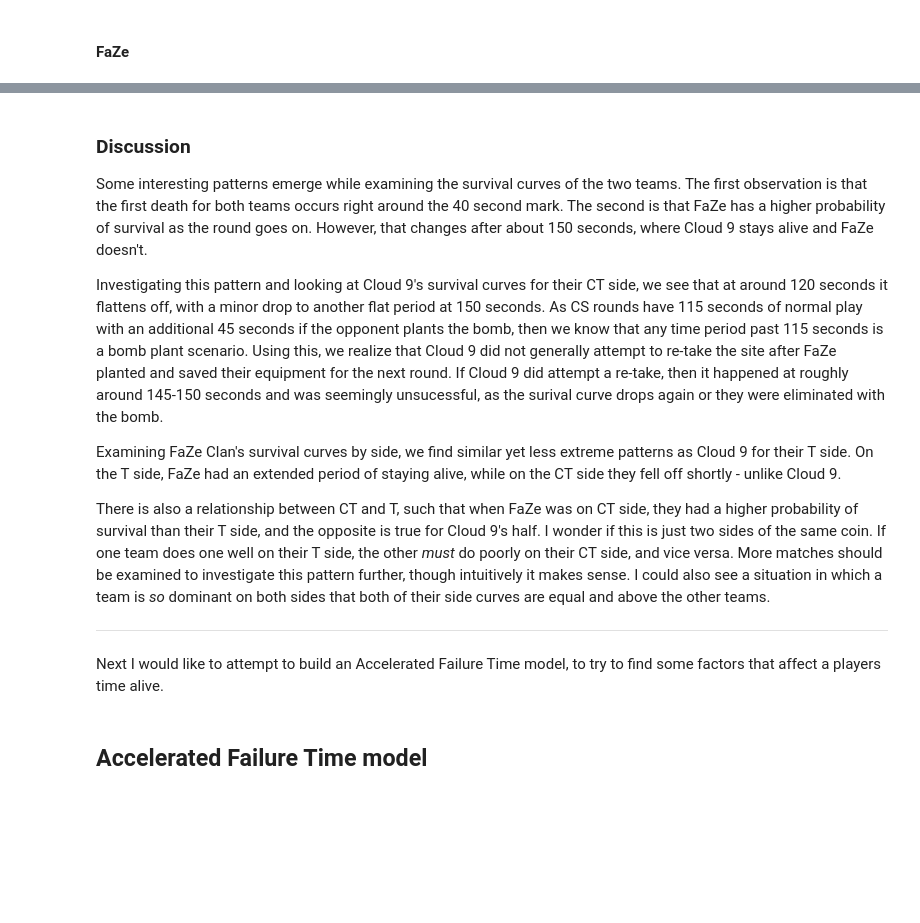
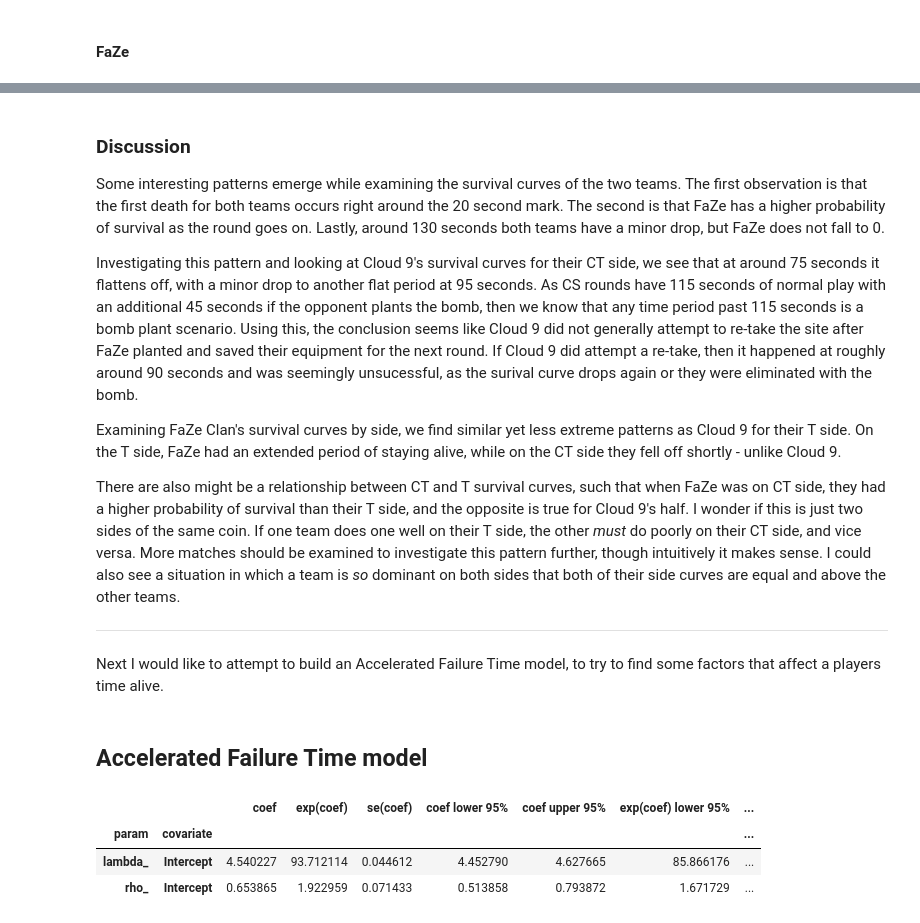
Before and after one commit to dickinsonmatt/counter-strike, a Jupyter notebook: survival_analysis.ipynb, the cells around one changed output, grey strips where cells are left out. Saved outputs shown, nothing was run; the diff lists cells and outputs as text; code cells hidden in the pictures; blank space fills up the shorter version.

```diff
--- a/survival_analysis.ipynb
+++ b/survival_analysis.ipynb
@@ -325,14 +356,16 @@ plt.show()
 # %% [markdown]
 ### Discussion
 
-Some interesting patterns emerge while examining the survival curves of the two teams. The first observation is that the first death for both teams occurs right around the 40 second mark. The second is that FaZe has a higher probability of survival as the round goes on. However, that changes after about 150 seconds, where Cloud 9 stays alive and FaZe doesn't.
+Some interesting patterns emerge while examining the survival curves of the two teams. The first observation is that the first death for both teams occurs right around the 20 second mark. The second is that FaZe has a higher probability of survival as the round goes on. Lastly, around 130 seconds both teams have a minor drop, but FaZe does not fall to 0.
 
-Investigating this pattern and looking at Cloud 9's survival curves for their CT side, we see that at around 120 seconds it flattens off, with a minor drop to another flat period at 150 seconds. As CS rounds have 115 seconds of normal play with an additional 45 seconds if the opponent plants the bomb, then we know that any time period past 115 seconds is a bomb plant scenario. Using this, we realize that Cloud 9 did not generally attempt to re-take the site after FaZe planted and saved their equipment for the next round. If Cloud 9 did attempt a re-take, then it happened at roughly around 145-150 seconds and was seemingly unsucessful, as the surival curve drops again or they were eliminated with the bomb.
+
+Investigating this pattern and looking at Cloud 9's survival curves for their CT side, we see that at around 75 seconds it flattens off, with a minor drop to another flat period at 95 seconds. As CS rounds have 115 seconds of normal play with an additional 45 seconds if the opponent plants the bomb, then we know that any time period past 115 seconds is a bomb plant scenario. Using this, the conclusion seems like Cloud 9 did not generally attempt to re-take the site after FaZe planted and saved their equipment for the next round. If Cloud 9 did attempt a re-take, then it happened at roughly around 90 seconds and was seemingly unsucessful, as the surival curve drops again or they were eliminated with the bomb.
+
 
 Examining FaZe Clan's survival curves by side, we find similar yet less extreme patterns as Cloud 9 for their T side. On the T side, FaZe had an extended period of staying alive, while on the CT side they fell off shortly - unlike Cloud 9.
 
 
-There is also a relationship between CT and T, such that when FaZe was on CT side, they had a higher probability of survival than their T side, and the opposite is true for Cloud 9's half. I wonder if this is just two sides of the same coin. If one team does one well on their T side, the other *must* do poorly on their CT side, and vice versa. More matches should be examined to investigate this pattern further, though intuitively it makes sense. I could also see a situation in which a team is *so* dominant on both sides that both of their side curves are equal and above the other teams.
+There are also might be a relationship between CT and T survival curves, such that when FaZe was on CT side, they had a higher probability of survival than their T side, and the opposite is true for Cloud 9's half. I wonder if this is just two sides of the same coin. If one team does one well on their T side, the other *must* do poorly on their CT side, and vice versa. More matches should be examined to investigate this pattern further, though intuitively it makes sense. I could also see a situation in which a team is *so* dominant on both sides that both of their side curves are equal and above the other teams.
 
 
 ---
@@ -340,3 +373,16 @@ There is also a relationship between CT and T, such that when FaZe was on CT sid
 Next I would like to attempt to build an Accelerated Failure Time model, to try to find some factors that affect a players time alive.
 # %% [markdown]
 ## Accelerated Failure Time model
+# %%
+from lifelines import WeibullAFTFitter
+
+aft = WeibullAFTFitter()
+
+aft.fit(survival_data[['seconds', 'died']], duration_col='seconds', event_col='died')
+
+aft.summary
+# %% [output]
+|  |  | coef | exp(coef) | se(coef) | coef lower 95% | coef upper 95% | exp(coef) lower 95% | ... |
+| param | covariate |  |  |  |  |  |  | ... |
+| lambda_ | Intercept | 4.540227 | 93.712114 | 0.044612 | 4.452790 | 4.627665 | 85.866176 | ... |
+| rho_ | Intercept | 0.653865 | 1.922959 | 0.071433 | 0.513858 | 0.793872 | 1.671729 | ... |
```
Also changed, not shown: parts of 7 cells of this notebook, 5 other files.
